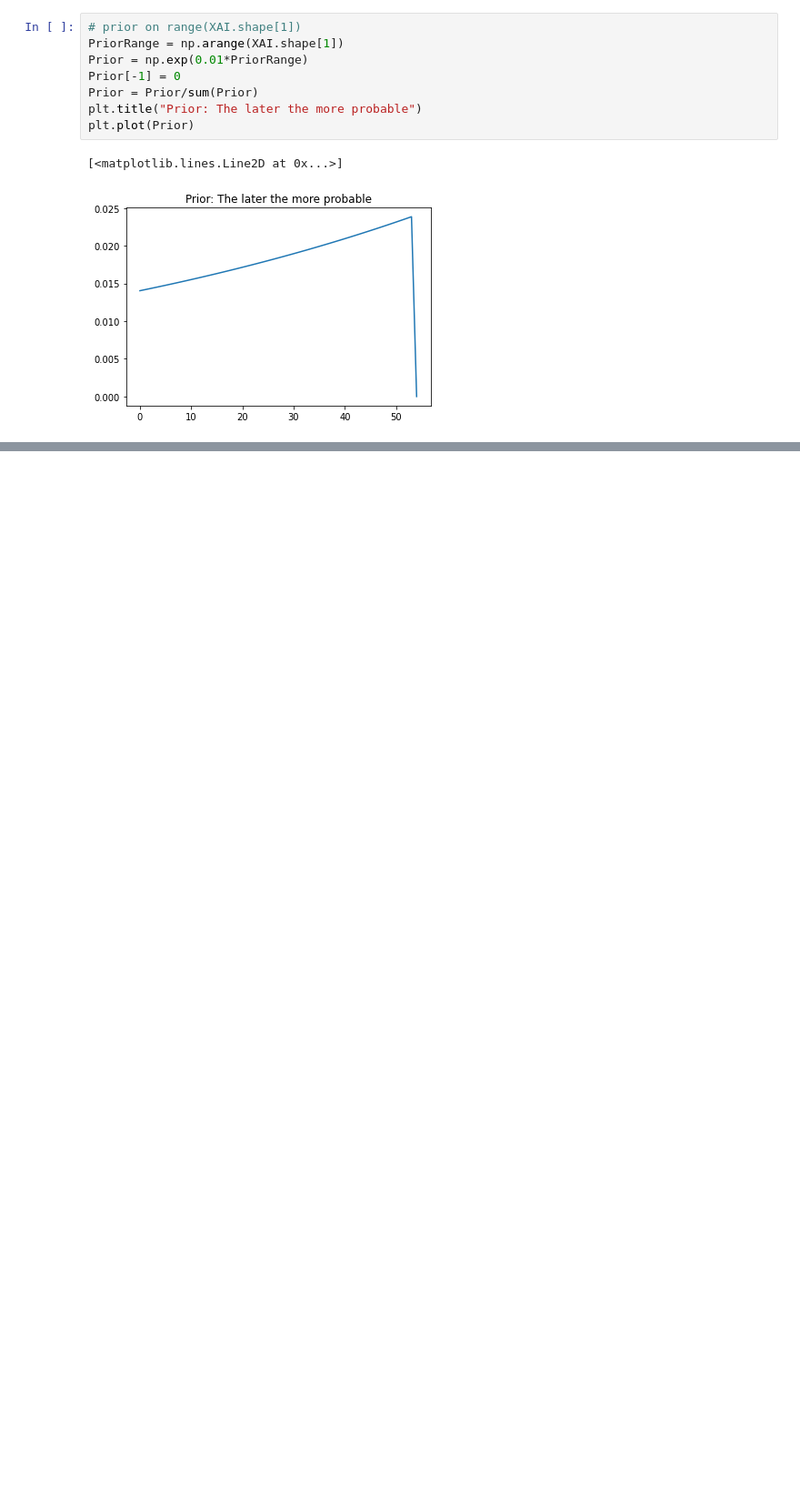
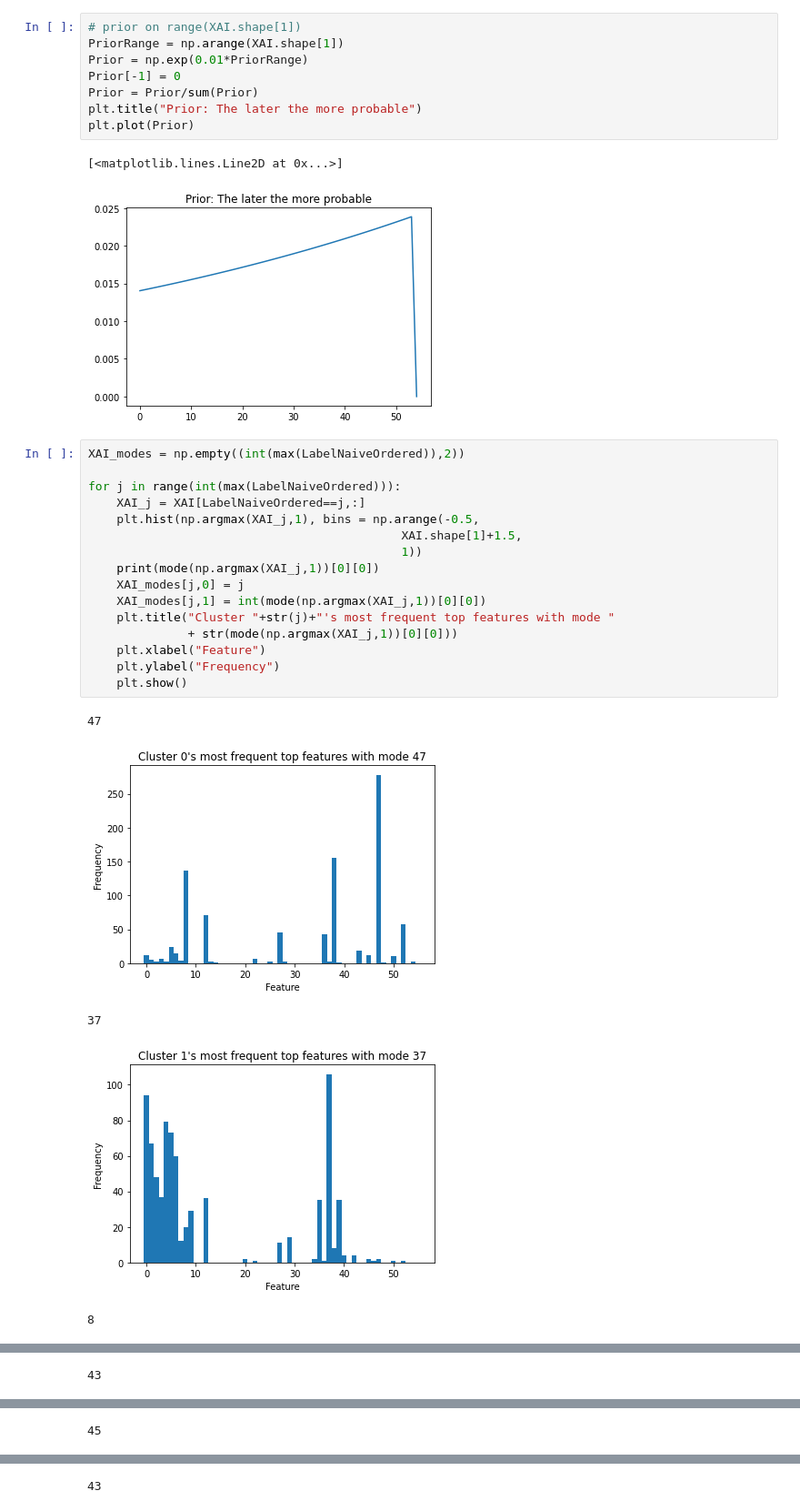
Before and after one commit to TobiasW1891/Finance, a Jupyter notebook: antiCPy for XAI Finance Relevances.ipynb, the cells around one changed output, grey strips where cells are left out. Shown at 91% size. Drawn from its saved outputs; the diff is of its cells as text; blank space fills up the shorter version.

```diff
--- a/antiCPy for XAI Finance Relevances.ipynb
+++ b/antiCPy for XAI Finance Relevances.ipynb
@@ -665,3 +704,25 @@ plt.plot(Prior)
 # %% [output]
 [<matplotlib.lines.Line2D at 0x...>]
 [figure]
+# %%
+XAI_modes = np.empty((int(max(LabelNaiveOrdered)),2))
+
+for j in range(int(max(LabelNaiveOrdered))):
+    XAI_j = XAI[LabelNaiveOrdered==j,:]
+    plt.hist(np.argmax(XAI_j,1), bins = np.arange(-0.5,
+                                            XAI.shape[1]+1.5,
+                                            1))
+    print(mode(np.argmax(XAI_j,1))[0][0])
+    XAI_modes[j,0] = j
+    XAI_modes[j,1] = int(mode(np.argmax(XAI_j,1))[0][0])
+    plt.title("Cluster "+str(j)+"'s most frequent top features with mode "
+              + str(mode(np.argmax(XAI_j,1))[0][0]))
+    plt.xlabel("Feature")
+    plt.ylabel("Frequency")
+    plt.show()
+# %% [output]
+47
+[figure, added]
+37
+[figure, added]
+8
@@ -667,0 +730 @@ plt.plot(Prior)
+43
@@ -667,0 +732 @@ plt.plot(Prior)
+45
@@ -667,0 +734 @@ plt.plot(Prior)
+43
```
Also changed, not shown: parts of 13 cells of this notebook, 1 other file.
